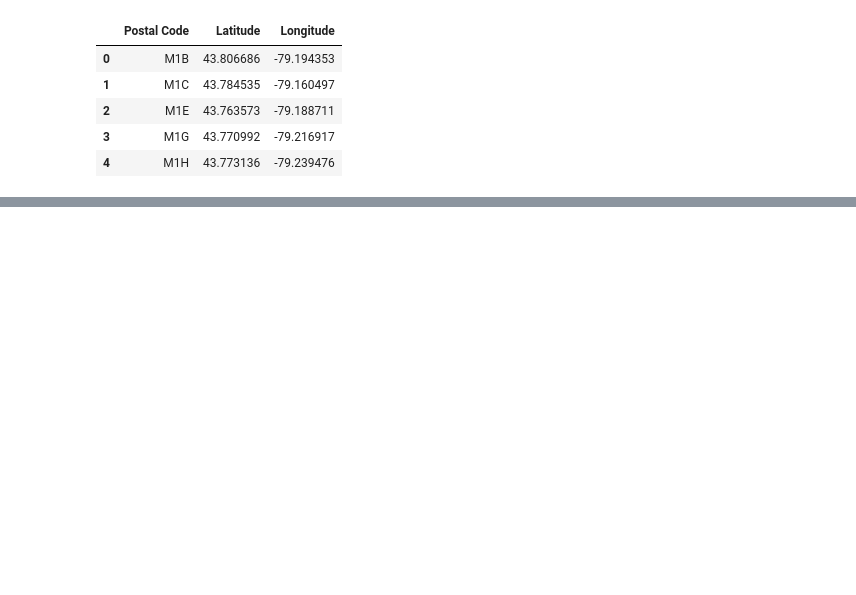
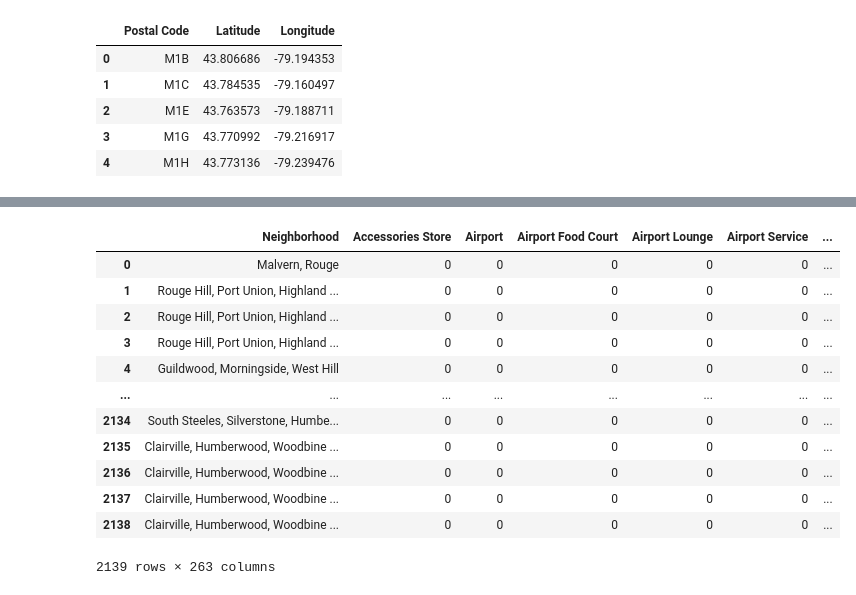
Before and after one commit to cout-antonio/Coursera_Capstone, a Jupyter notebook: capstone.ipynb, the cells around one changed output, grey strips where cells are left out. Cells and saved outputs as stored; diff of their text form; code cells hidden in the pictures; blank space fills up the shorter version.

```diff
--- a/capstone.ipynb
+++ b/capstone.ipynb
@@ -138,0 +250,34 @@ data
+# %%
+# Creating the function
+def get_venues(names, lats, longs, radius = 500):
+    venues_list = []
+    for name, lat, long in zip(names, lats, longs):
+        print(f"Actual neighborhood: {name}")
+
+        url = f'https://api.foursquare.com/v2/venues/explore?&client_id={client}&client_secret={secret}&v={version}&ll={lat},{long}&radius={radius}&limit={limit}'
+        try:
+            results = requests.get(url).json()["response"]['groups'][0]['items']
+        except Exception as e:
+            print(f'There was an error in obtaining the json response {e}')
+            continue
+
+        #Appending only the relevant data for each venue
+        venues_list.append([(name, lat, lng,
+            v['venue']['name'],
+            v['venue']['location']['lat'],
+            v['venue']['location']['lng'],
+            v['venue']['categories'][0]['name']) for v in results])
+
+    nearby_venues = pd.DataFrame([item for venue_list in venues_list for item in venue_list])
+    nearby_venues.columns = ['Neighborhood',
+                             'Neighborhood Latitude',
+                             'Neighborhood Longitude',
+                             'Venue',
+                             'Venue Latitude',
+                             'Venue Longitude',
+                             'Venue Category']
+
+    return(nearby_venues)
+# %%
+# Applying the function
+toronto_venues = get_venues(data['Neighborhood'], data['Latitude'], data['Longitude'])
@@ -138,0 +336,25 @@ data
+# %%
+# Creating a data frame with One-hot encoding
+toronto_onehot = pd.get_dummies(toronto_venues[['Venue Category']], prefix="", prefix_sep="")
+
+# Adding the neighborhood column to the dataframe
+toronto_onehot['Neighborhood'] = toronto_venues['Neighborhood']
+
+# Moving the nwighborhood column to the first place
+first_column = toronto_onehot.pop('Neighborhood')
+toronto_onehot.insert(0, 'Neighborhood', first_column)
+toronto_onehot
+# %% [output]
+|  | Neighborhood | Accessories Store | Airport | Airport Food Court | Airport Lounge | Airport Service | ... |
+| 0 | Malvern, Rouge | 0 | 0 | 0 | 0 | 0 | ... |
+| 1 | Rouge Hill, Port Union, Highland ... | 0 | 0 | 0 | 0 | 0 | ... |
+| 2 | Rouge Hill, Port Union, Highland ... | 0 | 0 | 0 | 0 | 0 | ... |
+| 3 | Rouge Hill, Port Union, Highland ... | 0 | 0 | 0 | 0 | 0 | ... |
+| 4 | Guildwood, Morningside, West Hill | 0 | 0 | 0 | 0 | 0 | ... |
+| ... | ... | ... | ... | ... | ... | ... | ... |
+| 2134 | South Steeles, Silverstone, Humbe... | 0 | 0 | 0 | 0 | 0 | ... |
+| 2135 | Clairville, Humberwood, Woodbine ... | 0 | 0 | 0 | 0 | 0 | ... |
+| 2136 | Clairville, Humberwood, Woodbine ... | 0 | 0 | 0 | 0 | 0 | ... |
+| 2137 | Clairville, Humberwood, Woodbine ... | 0 | 0 | 0 | 0 | 0 | ... |
+| 2138 | Clairville, Humberwood, Woodbine ... | 0 | 0 | 0 | 0 | 0 | ... |
+2139 rows × 263 columns
```
Also changed, not shown: parts of 36 cells of this notebook.
